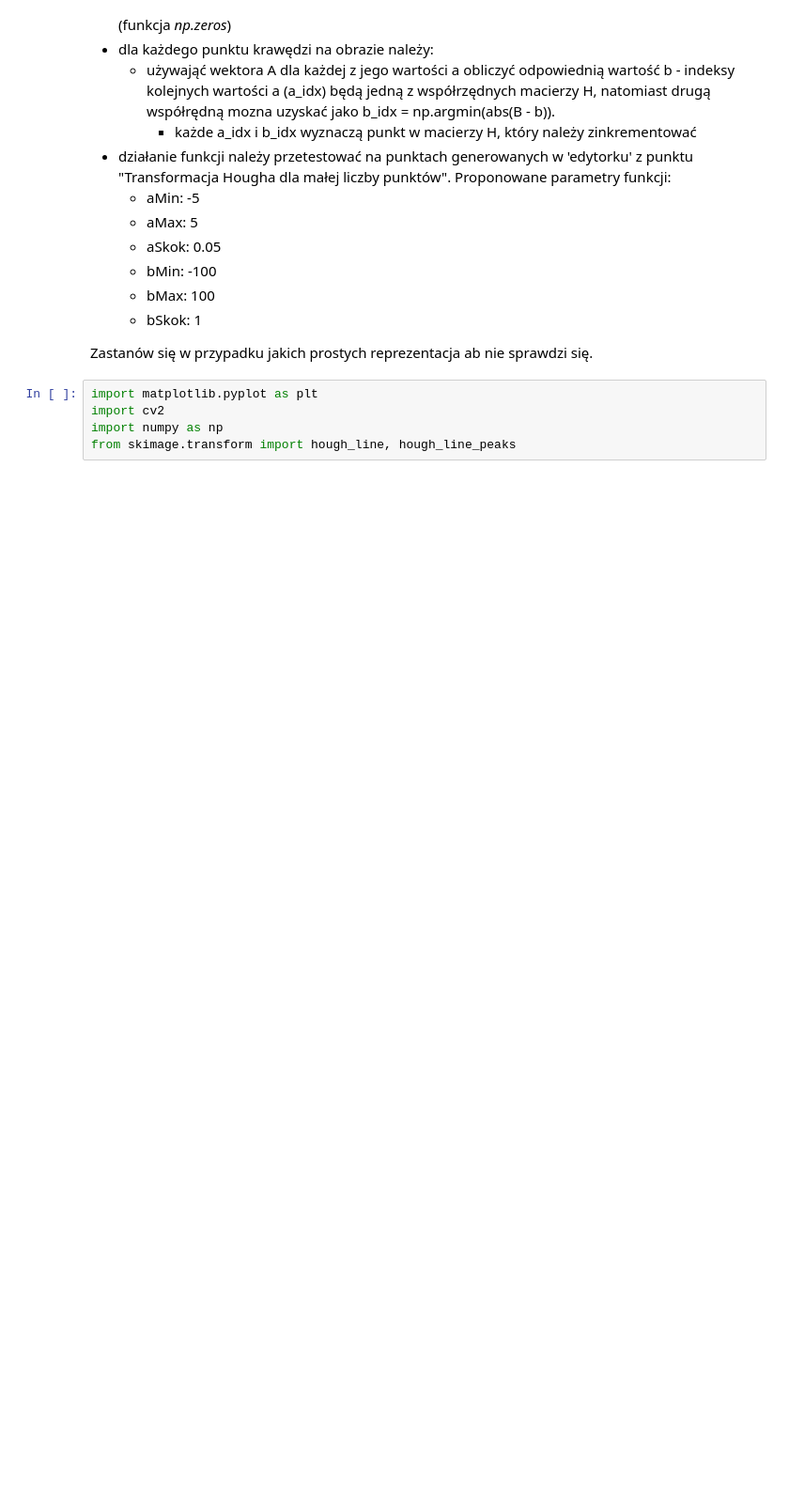
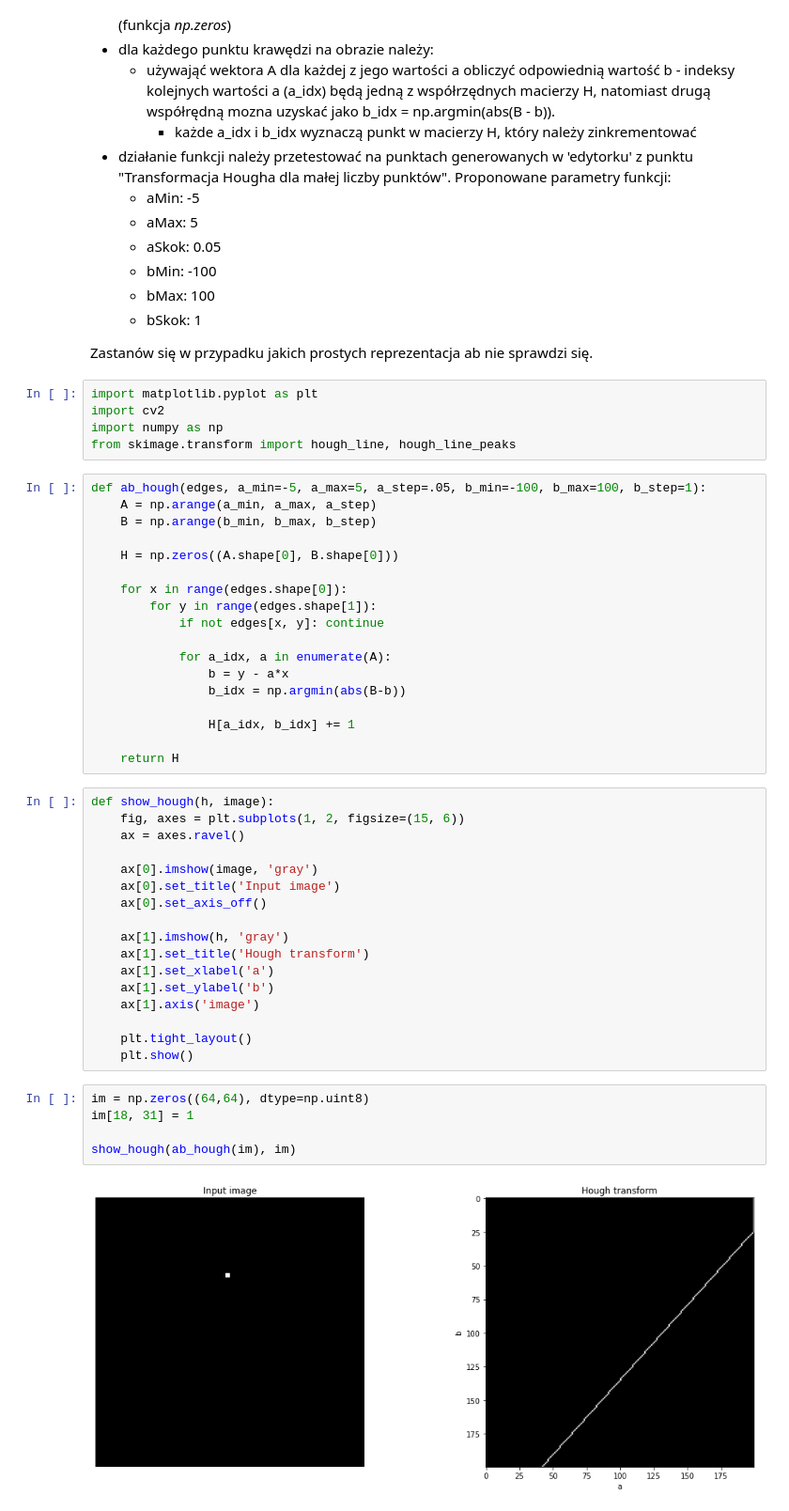
Before and after one commit to mhawryluk/wdcpo, a Jupyter notebook: lab12/Hough_HW.ipynb, the cells around one changed output. Shown: that part at 94% size. Drawn from its saved outputs; the diff is of its cells as text; blank space fills up the shorter version.

```diff
--- a/lab12/Hough_HW.ipynb
+++ b/lab12/Hough_HW.ipynb
@@ -38,3 +38,45 @@ import matplotlib.pyplot as plt
 import cv2
 import numpy as np
 from skimage.transform import hough_line, hough_line_peaks
+# %%
+def ab_hough(edges, a_min=-5, a_max=5, a_step=.05, b_min=-100, b_max=100, b_step=1):
+    A = np.arange(a_min, a_max, a_step)
+    B = np.arange(b_min, b_max, b_step)
+
+    H = np.zeros((A.shape[0], B.shape[0]))
+
+    for x in range(edges.shape[0]):
+        for y in range(edges.shape[1]):
+            if not edges[x, y]: continue
+
+            for a_idx, a in enumerate(A):
+                b = y - a*x
+                b_idx = np.argmin(abs(B-b))
+
+                H[a_idx, b_idx] += 1
+
+    return H
+# %%
+def show_hough(h, image):
+    fig, axes = plt.subplots(1, 2, figsize=(15, 6))
+    ax = axes.ravel()
+
+    ax[0].imshow(image, 'gray')
+    ax[0].set_title('Input image')
+    ax[0].set_axis_off()
+
+    ax[1].imshow(h, 'gray')
+    ax[1].set_title('Hough transform')
+    ax[1].set_xlabel('a')
+    ax[1].set_ylabel('b')
+    ax[1].axis('image')
+
+    plt.tight_layout()
+    plt.show()
+# %%
+im = np.zeros((64,64), dtype=np.uint8)
+im[18, 31] = 1
+
+show_hough(ab_hough(im), im)
+# %% [output]
+[figure, added]
```
Also changed, not shown: parts of 3 cells of this notebook.
